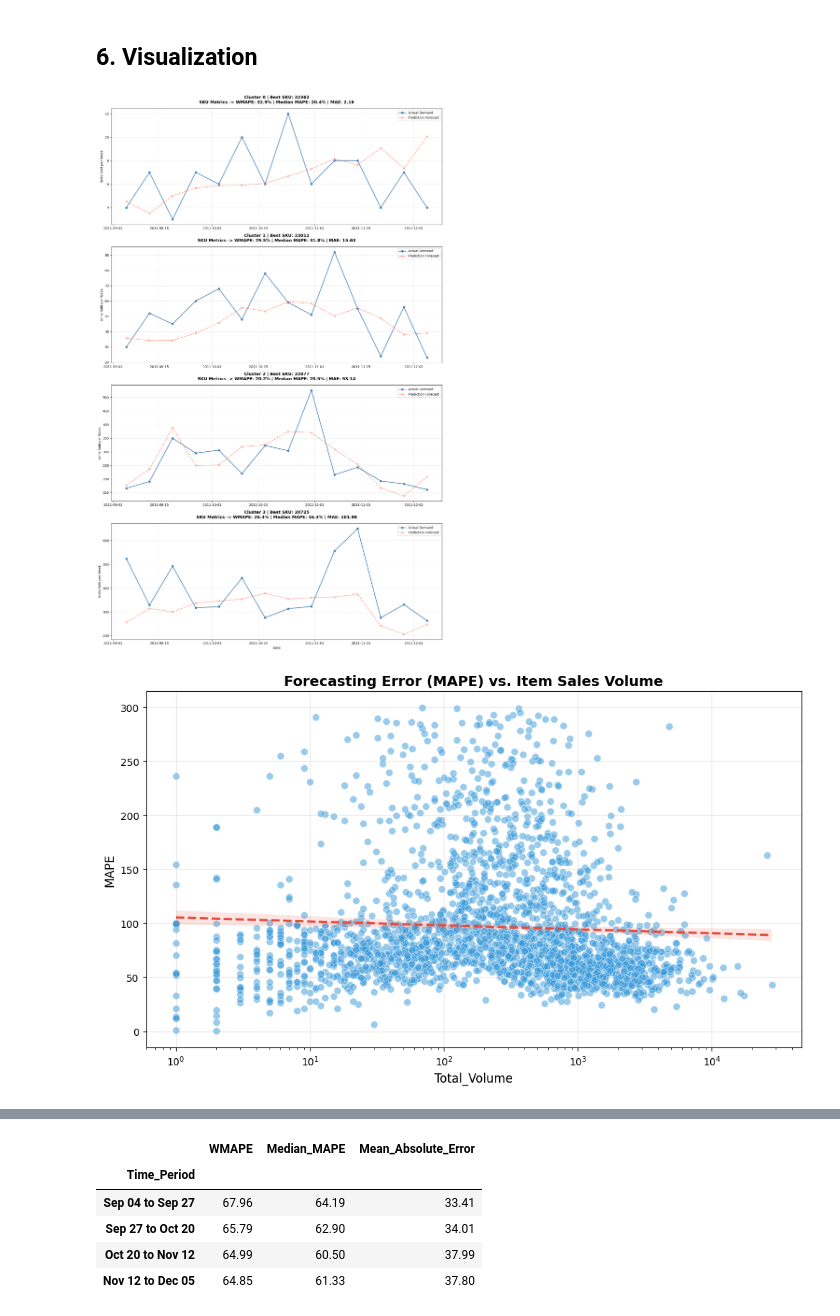
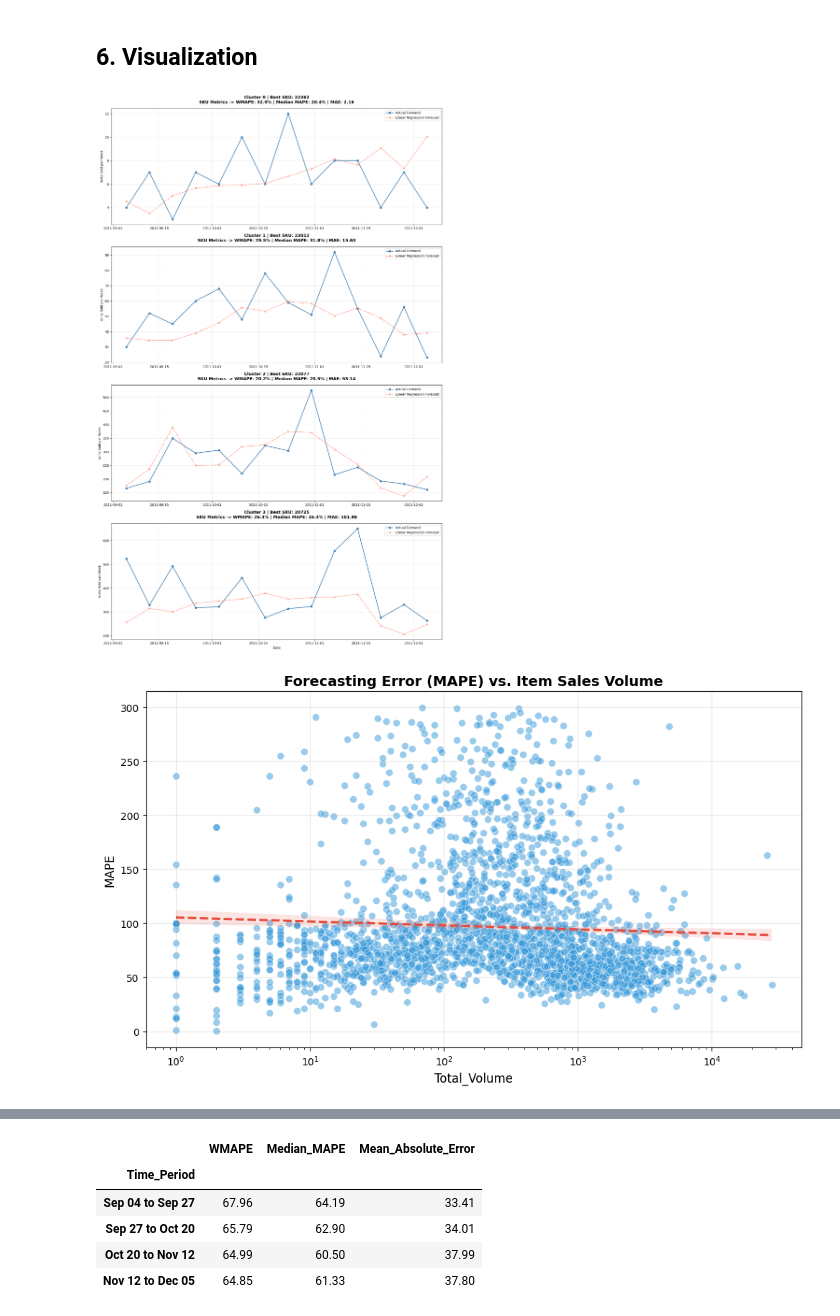
Before and after one commit to fede-giorgi/forecasting-retail, a Jupyter notebook: notebooks/lr_playground.ipynb, the cells around one changed output, grey strips where cells are left out. Saved outputs shown, nothing was run; the diff lists cells and outputs as text; code cells hidden in the pictures.

```diff
--- a/notebooks/lr_playground.ipynb
+++ b/notebooks/lr_playground.ipynb
@@ -22,6 +27,6 @@ Importing plotly failed. Interactive plots will not work.
 ## 1. Load Processed Data
 # %%
 data_path = os.path.join(PROJECT_ROOT, 'data', 'processed_retail_data.parquet')
-df_long = pd.read_parquet(data_path)
+df_long = load_processed_data(data_path)
 df_long.head()
 # %% [output]
@@ -82,13 +88,13 @@ Evaluating model (raw Quantity)...
 # %% [markdown]
 ## 6. Visualization
 # %%
-plot_cluster_portfolio(cluster_eval, summary,)
+plot_cluster_portfolio(cluster_eval, summary, model_label='Linear Regression')
 plot_mape_vs_volume(cluster_eval)
 
 # Analyze the drift of error over time
 analyze_time_periods(test)
 # %% [output]
-[figure, old version]
+[figure, new version]
 [figure]
 [figure]
 |  | WMAPE | Median_MAPE | Mean_Absolute_Error |
```
Also changed, not shown: parts of 5 cells of this notebook, 9 other files.
